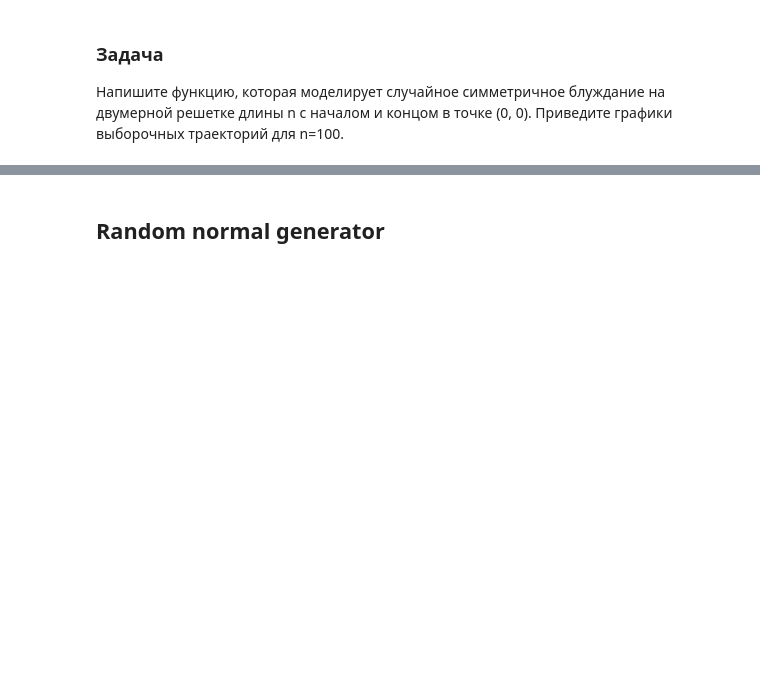
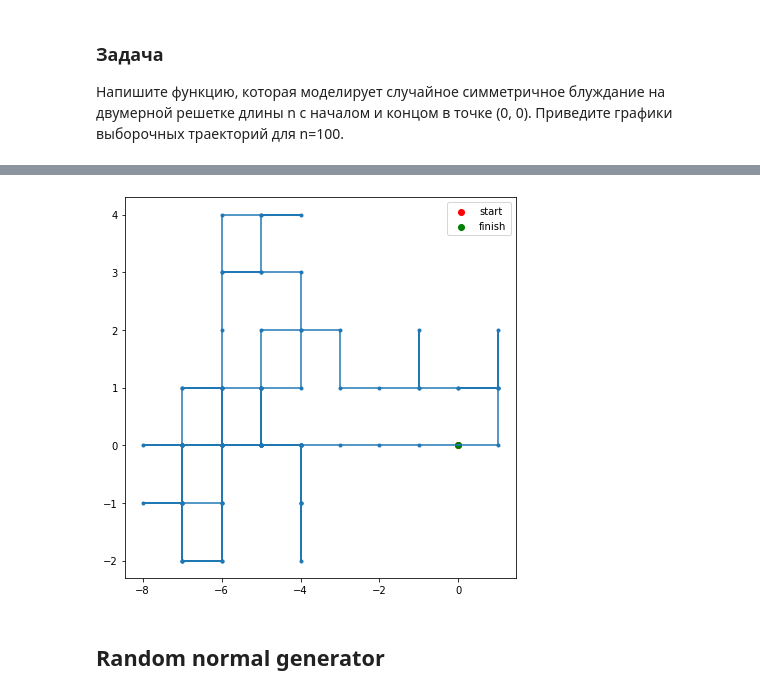
Before and after one commit to MatveevDaniil/MSU-1, a Jupyter notebook: hometask_5.ipynb, the cells around one changed output, grey strips where cells are left out. Saved outputs shown, nothing was run; the diff lists cells and outputs as text; code cells hidden in the pictures; blank space fills up the shorter version.

```diff
--- a/hometask_5.ipynb
+++ b/hometask_5.ipynb
@@ -292,3 +316,37 @@ plt.show()
+# %%
+def dist(value):
+    return np.abs(value[0]) + np.abs(value[1])
+
+def dist_x(value):
+    return np.abs(value[0])
+
+def dist_y(value):
+    return np.abs(value[1])
+
+random_walk = np.array([[0, 0]])
+n = 100
+for i in range(1, n):
+    tmp = np.random.rand()
+    if (dist(random_walk[i - 1]) < n - i - 1):
+        movement = ([-1, 0] if tmp < 0.25 else [1, 0] if tmp < 0.5 else [0, -1] if tmp < 0.75 else [0, 1])
+    elif (dist_x(random_walk[i - 1]) > 0 and dist_y(random_walk[i - 1]) > 0):
+        movement = ([-np.sign(random_walk[i - 1][0]), 0] if tmp < 0.5 else [0, -np.sign(random_walk[i - 1][1])])
+    elif (dist_x(random_walk[i - 1]) > 0 and dist_y(random_walk[i - 1]) == 0):
+        movement = [-np.sign(random_walk[i - 1][0]), 0]
+    else:
+        movement = [0, -np.sign(random_walk[i - 1][1])]
+    value = random_walk[i - 1] + movement
+    random_walk = np.vstack((random_walk, value))
+
+plt.figure(figsize=(7, 7))
+plt.plot(random_walk[:, 0], random_walk[:, 1])
+plt.scatter(random_walk[:, 0], random_walk[:, 1], marker = '.')
+plt.scatter(0, 0, c = 'r', marker = 'o', label = 'start')
+plt.scatter(random_walk[-1, 0], random_walk[-1, 1], c = 'g', marker = 'o', label = 'finish')
+plt.legend()
+plt.show()
+# %% [output]
+[figure, added]
 # %% [markdown]
 ## Random normal generator
 # %% [markdown]
```
Also changed, not shown: parts of 15 cells of this notebook.
